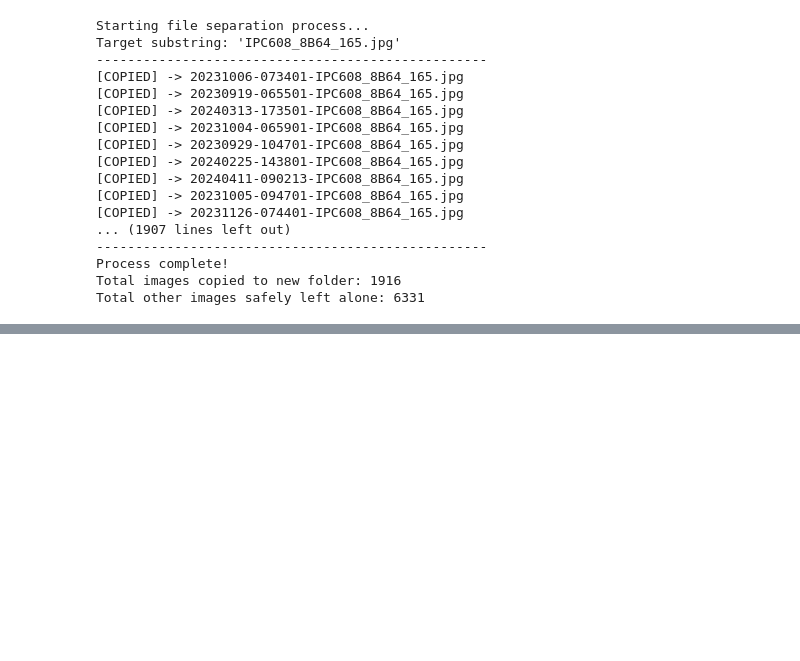
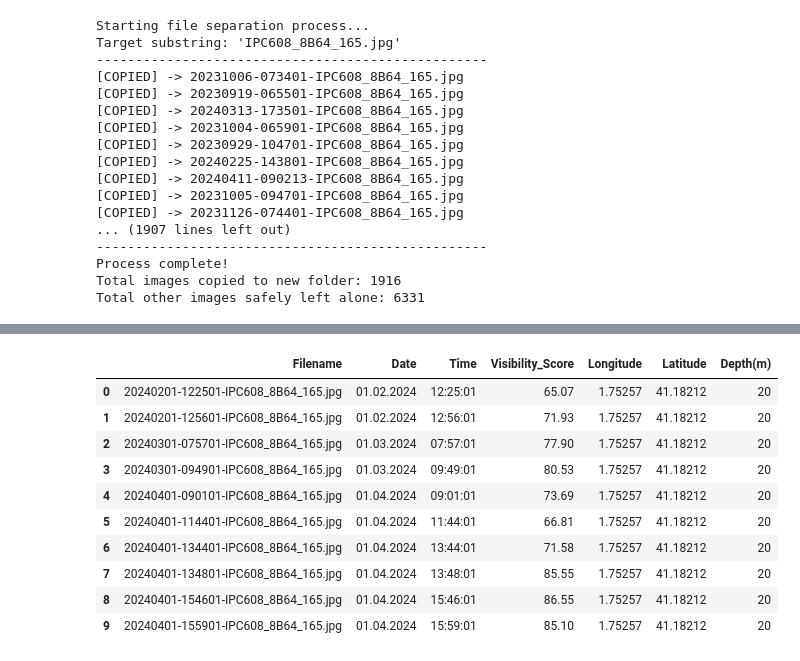
Before and after one commit to VukIG/famnit_hackathon2026, a Jupyter notebook: model/main.ipynb, the cells around one changed output, grey strips where cells are left out. Cells and saved outputs as stored; diff of their text form; code cells hidden in the pictures; blank space fills up the shorter version.

```diff
--- a/model/main.ipynb
+++ b/model/main.ipynb
@@ -348,0 +918,72 @@ Breakdown:
+# %%
+import os
+import pandas as pd
+from datetime import datetime
+from tqdm import tqdm
+
+csv_destination = "underwater_clarity_matrix.csv"
+rows = []
+
+# FIX 1: Corrected os.walk tuple unpacking order to (root, dirs, files)
+search_dir = "/home/momir19/famnit_hackathon2026/model/copied_images"
+
+for root, dirs, files in os.walk(search_dir):
+    print(f"Scanning directory: {root}")
+    print(f"Found {len(files)} total files.")
+
+    # Run progress bar over the actual file string list
+    for file in tqdm(files, desc="Processing images"):
+        # Make sure we only read valid images
+        if file.lower().endswith((".jpg", ".jpeg", ".png")):
+
+            try:
+                # Parse Date and Time from Filename Prefix (e.g., '20230730-083036')
+                filename_string = file[:15]
+                dt_object = datetime.strptime(filename_string, "%Y%m%d-%H%M%S")
+
+                readable_date = dt_object.strftime("%d.%m.%Y") # European format
+                readable_time = dt_object.strftime("%H:%M:%S")
+
+                # FIX 2: root now points to the correct absolute string directory path
+                file_path = os.path.join(root, file)
+
+                # Fetch your fine-tuned score
+                score = get_fine_tuned_invisible_score(file_path)
+
+                # Compile Dataset Row Attributes
+                rows.append({
+                    "Filename": file,
+                    "Date": readable_date,
+                    "Time": readable_time,
+                    "Visibility_Score": score,
+                    "Longitude": 1.75257,
+                    "Latitude": 41.18212,
+                    "Depth(m)": 20,
+                })
+
+            except ValueError:
+                # Safely skip hidden assets or files that don't match your prefix pattern
+                continue
+            except Exception as e:
+                print(f"\n⚠️ Error processing individual file {file}: {e}")
+                continue
+
+# Check if we successfully gathered data
+if rows:
+    # 1. Initialize DataFrame
+    df_results = pd.DataFrame(rows)
+
+    # 2. Python 3.14 Bulletproof Native Sort (Bypasses the pandas lexsort_indexer bug)
+    raw_rows = df_results.to_dict(orient='records')
+    raw_rows.sort(key=lambda x: (x['Date'], x['Time']))
+    df_results = pd.DataFrame(raw_rows)
+
+    # 3. Export clean results
+    df_results.to_csv(csv_destination, index=False)
+    print(f"\n✅ Pipeline Complete! Dataset compiled and saved to: {csv_destination}")
+
+    # Display preview in notebook
+    display(df_results.head(10))
+else:
+    print("\n❌ Errors or empty folders detected. No matching rows were extracted.")
+# %% [output]
@@ -348,0 +993,11 @@ Breakdown:
+|  | Filename | Date | Time | Visibility_Score | Longitude | Latitude | Depth(m) |
+| 0 | 20240201-122501-IPC608_8B64_165.jpg | 01.02.2024 | 12:25:01 | 65.07 | 1.75257 | 41.18212 | 20 |
+| 1 | 20240201-125601-IPC608_8B64_165.jpg | 01.02.2024 | 12:56:01 | 71.93 | 1.75257 | 41.18212 | 20 |
+| 2 | 20240301-075701-IPC608_8B64_165.jpg | 01.03.2024 | 07:57:01 | 77.90 | 1.75257 | 41.18212 | 20 |
+| 3 | 20240301-094901-IPC608_8B64_165.jpg | 01.03.2024 | 09:49:01 | 80.53 | 1.75257 | 41.18212 | 20 |
+| 4 | 20240401-090101-IPC608_8B64_165.jpg | 01.04.2024 | 09:01:01 | 73.69 | 1.75257 | 41.18212 | 20 |
+| 5 | 20240401-114401-IPC608_8B64_165.jpg | 01.04.2024 | 11:44:01 | 66.81 | 1.75257 | 41.18212 | 20 |
+| 6 | 20240401-134401-IPC608_8B64_165.jpg | 01.04.2024 | 13:44:01 | 71.58 | 1.75257 | 41.18212 | 20 |
+| 7 | 20240401-134801-IPC608_8B64_165.jpg | 01.04.2024 | 13:48:01 | 85.55 | 1.75257 | 41.18212 | 20 |
+| 8 | 20240401-154601-IPC608_8B64_165.jpg | 01.04.2024 | 15:46:01 | 86.55 | 1.75257 | 41.18212 | 20 |
+| 9 | 20240401-155901-IPC608_8B64_165.jpg | 01.04.2024 | 15:59:01 | 85.10 | 1.75257 | 41.18212 | 20 |
```
Also changed, not shown: parts of 16 cells of this notebook, 3 other files.
